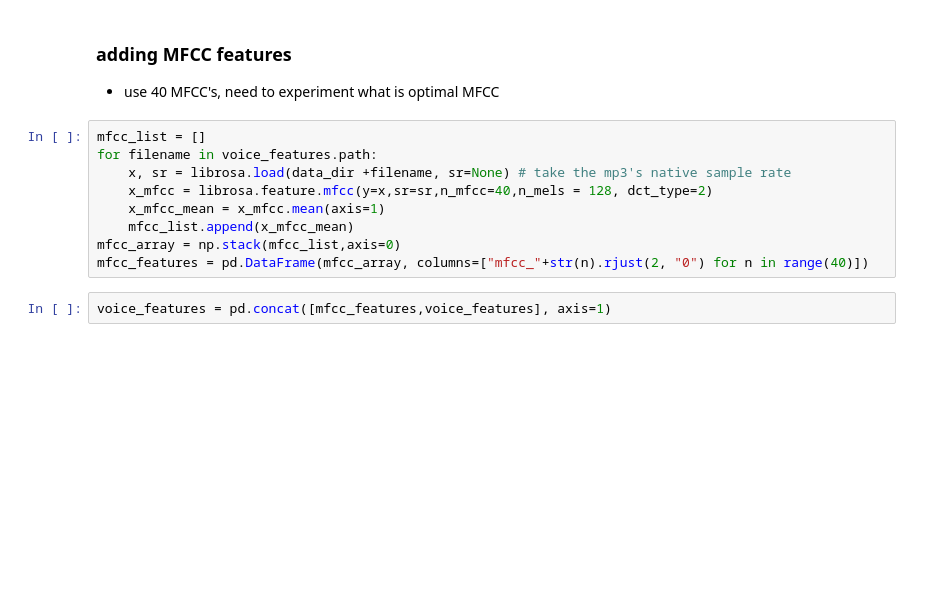
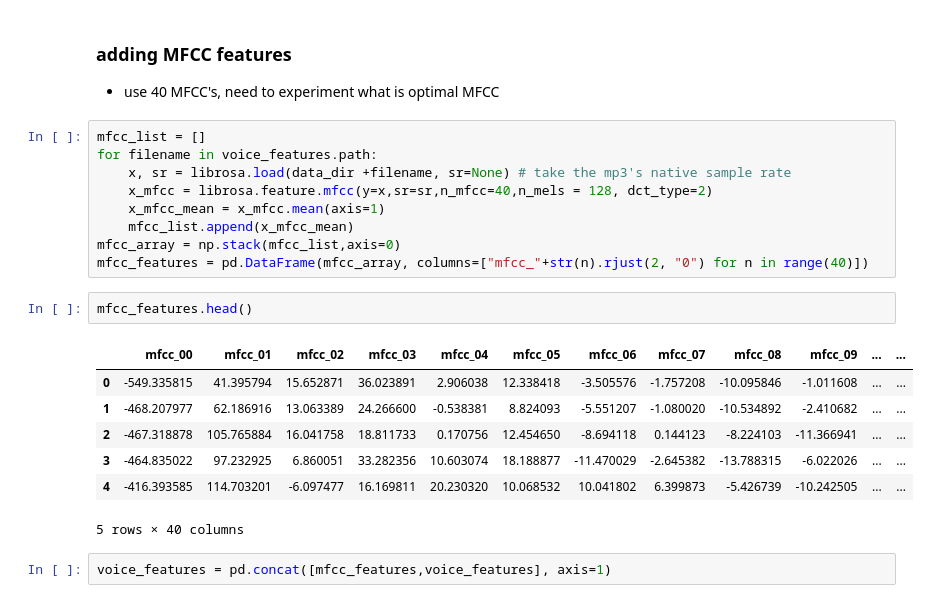
Before and after one commit to yingli/applieddatascience, a Jupyter notebook: sample_code/NB32_voice_clustering.ipynb, the cells around one changed output. Saved outputs shown, nothing was run; the diff lists cells and outputs as text; blank space fills up the shorter version.

```diff
--- a/sample_code/NB32_voice_clustering.ipynb
+++ b/sample_code/NB32_voice_clustering.ipynb
@@ -79,5 +79,15 @@ for filename in voice_features.path:
     mfcc_list.append(x_mfcc_mean)
 mfcc_array = np.stack(mfcc_list,axis=0)
 mfcc_features = pd.DataFrame(mfcc_array, columns=["mfcc_"+str(n).rjust(2, "0") for n in range(40)])
+# %%
+mfcc_features.head()
+# %% [output]
+|  | mfcc_00 | mfcc_01 | mfcc_02 | mfcc_03 | mfcc_04 | mfcc_05 | mfcc_06 | mfcc_07 | mfcc_08 | mfcc_09 | ... | ... |
+| 0 | -549.335815 | 41.395794 | 15.652871 | 36.023891 | 2.906038 | 12.338418 | -3.505576 | -1.757208 | -10.095846 | -1.011608 | ... | ... |
+| 1 | -468.207977 | 62.186916 | 13.063389 | 24.266600 | -0.538381 | 8.824093 | -5.551207 | -1.080020 | -10.534892 | -2.410682 | ... | ... |
+| 2 | -467.318878 | 105.765884 | 16.041758 | 18.811733 | 0.170756 | 12.454650 | -8.694118 | 0.144123 | -8.224103 | -11.366941 | ... | ... |
+| 3 | -464.835022 | 97.232925 | 6.860051 | 33.282356 | 10.603074 | 18.188877 | -11.470029 | -2.645382 | -13.788315 | -6.022026 | ... | ... |
+| 4 | -416.393585 | 114.703201 | -6.097477 | 16.169811 | 20.230320 | 10.068532 | 10.041802 | 6.399873 | -5.426739 | -10.242505 | ... | ... |
+5 rows × 40 columns
 # %%
 voice_features = pd.concat([mfcc_features,voice_features], axis=1)
```
Also changed, not shown: parts of 2 cells of this notebook, 2 other files.
